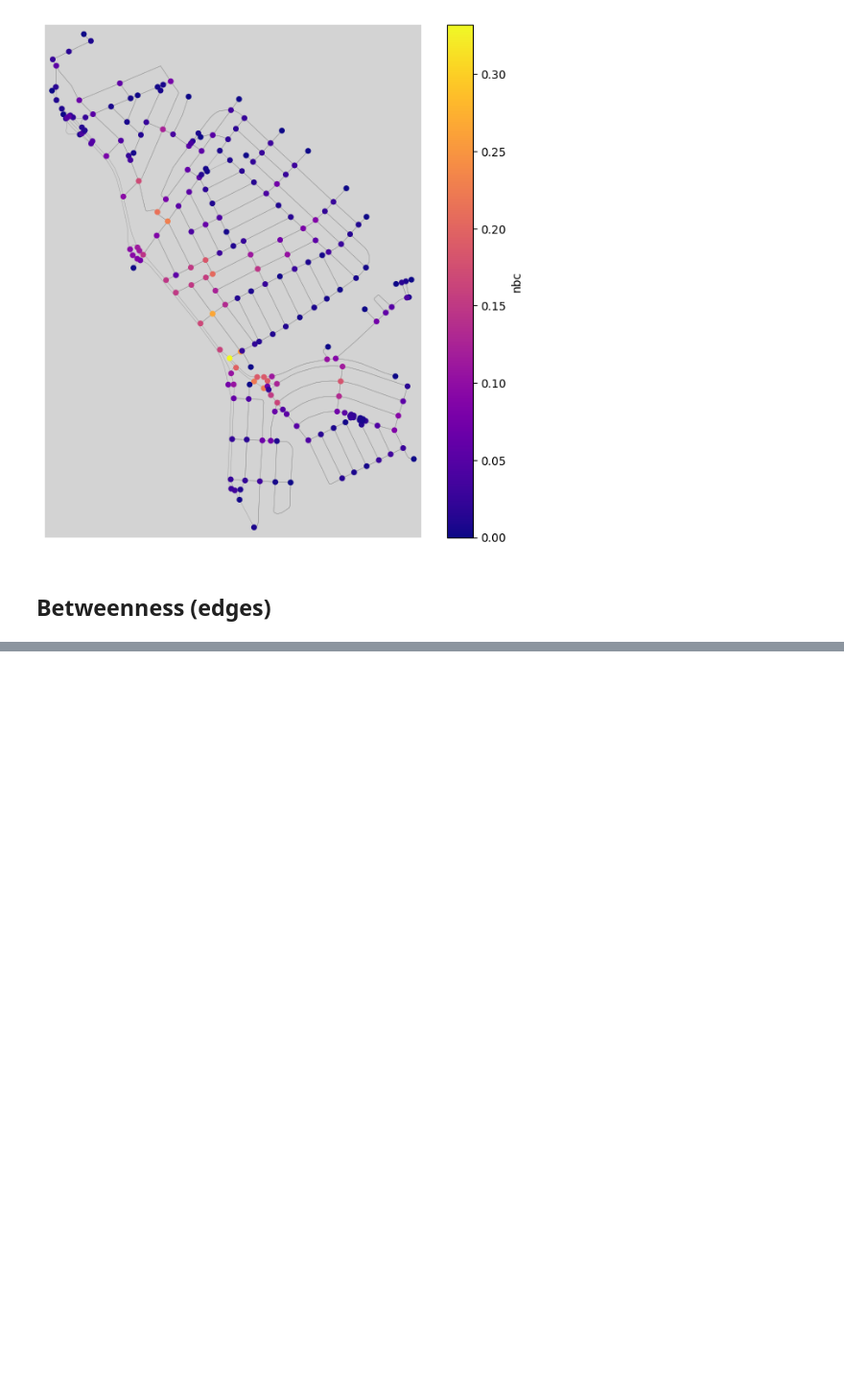
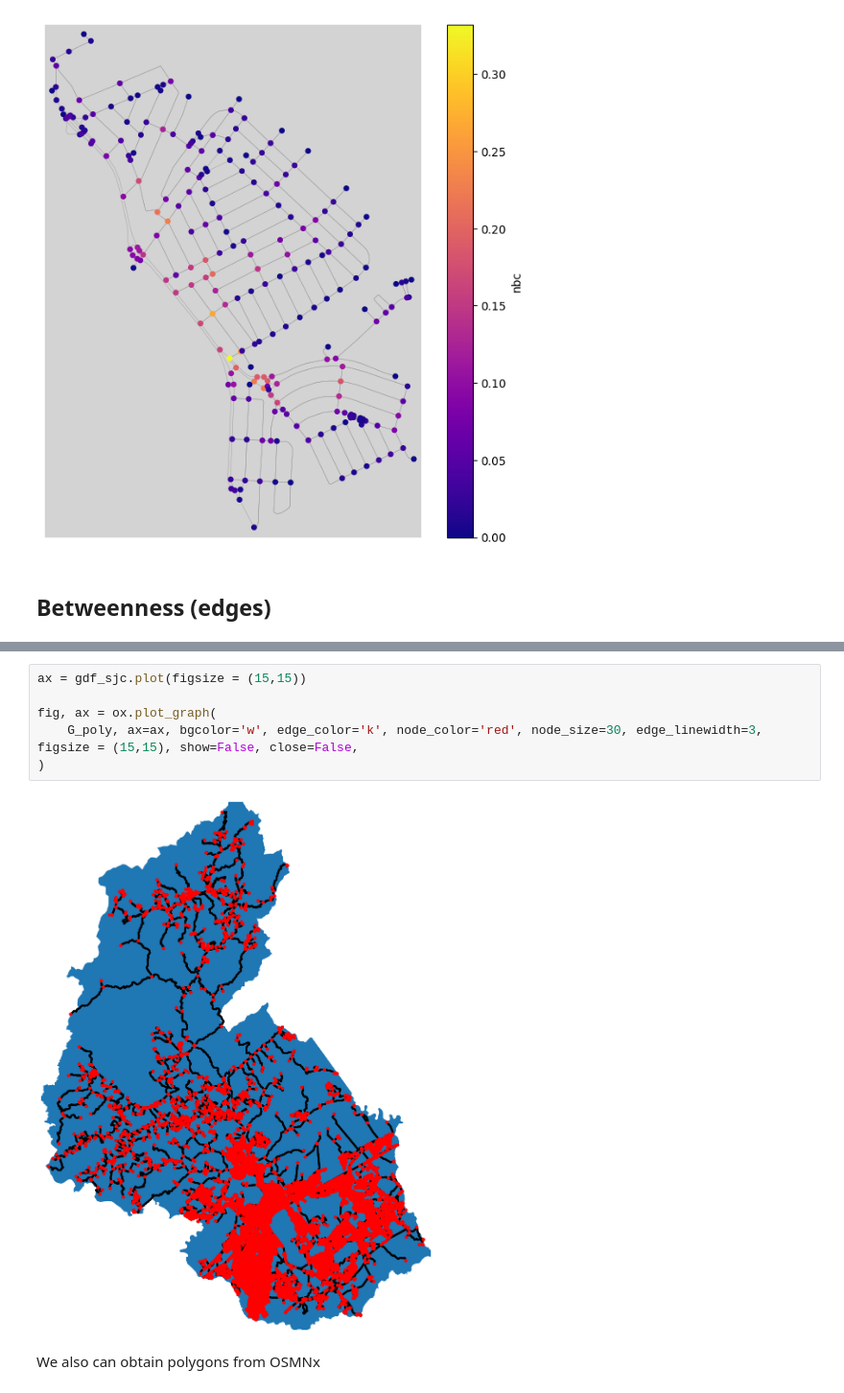
Before and after one commit to brenddonandrade/tutorial-OSMnx, a Jupyter notebook: tutorial_osmnx.ipynb, the cells around one changed output, grey strips where cells are left out. Shown at 96% size. Saved outputs shown, nothing was run; the diff lists cells and outputs as text; blank space fills up the shorter version.

```diff
--- a/tutorial_osmnx.ipynb
+++ b/tutorial_osmnx.ipynb
@@ -204,0 +241,10 @@ plot_graph_for_edge(G, 'ebc')
+# %%
+ax = gdf_sjc.plot(figsize = (15,15))
+
+fig, ax = ox.plot_graph(
+    G_poly, ax=ax, bgcolor='w', edge_color='k', node_color='red', node_size=30, edge_linewidth=3, figsize = (15,15), show=False, close=False,
+)
+# %% [output]
+[figure, added]
+# %% [markdown]
+We also can obtain polygons from OSMNx
```
Also changed, not shown: parts of 25 cells of this notebook.
